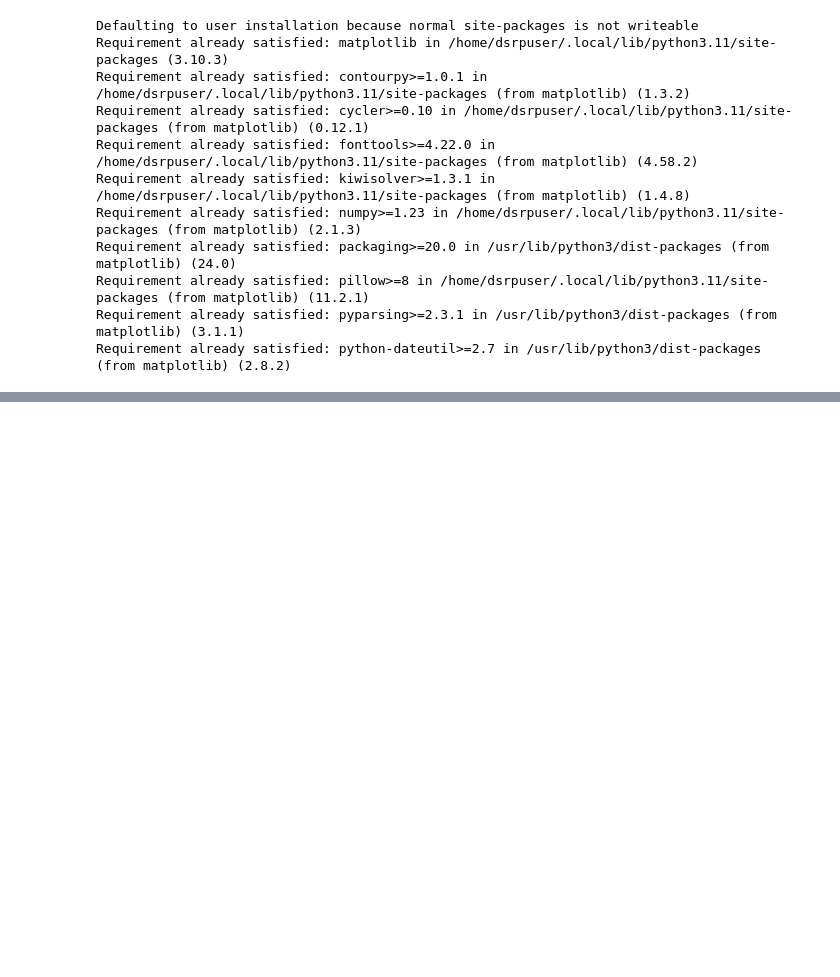
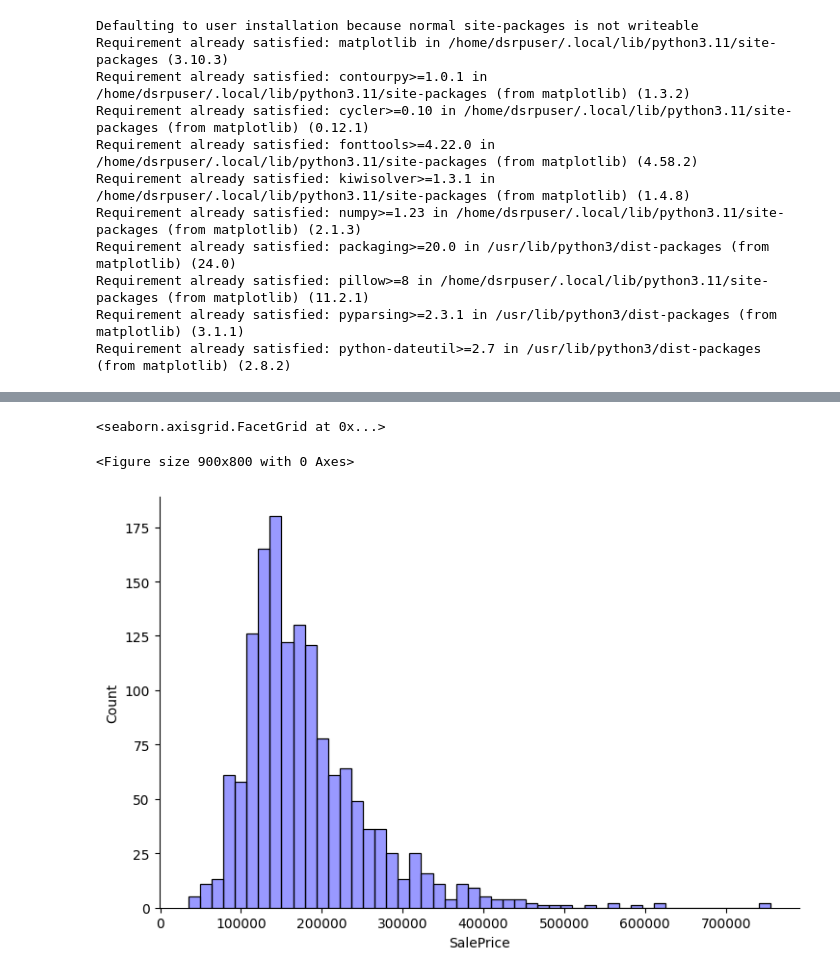
Before and after one commit to jhuarancca/DSRP-MachineLearningEngineering-01, a Jupyter notebook: notebooks/ProyectoFinal.ipynb, the cells around one changed output, grey strips where cells are left out. Drawn from its saved outputs; the diff is of its cells as text; code cells hidden in the pictures; blank space fills up the shorter version.

```diff
--- a/notebooks/ProyectoFinal.ipynb
+++ b/notebooks/ProyectoFinal.ipynb
@@ -101,3 +99,5 @@ TensorFlow Decision Forests v1.12.0
 # %%
-python --version
+train_file_path = "../data/train.csv"
+dataset_df = pd.read_csv(train_file_path)
+print("Train dataset {}".format(dataset_df.shape))
 # %% [output]
@@ -104,0 +125,3 @@ NameError: name 'python' is not defined
+# %%
+dataset_df = dataset_df.drop('Id', axis=1)
+dataset_df.tail(3)
@@ -104,0 +178,8 @@ NameError: name 'python' is not defined
+# %%
+plt.figure(figsize=(9, 8))
+
+sns.displot(data=dataset_df, x='SalePrice', bins=50, color='b', alpha=0.4, height=5, aspect=1.5)
+# %% [output]
+<seaborn.axisgrid.FacetGrid at 0x...>
+<Figure size 900x800 with 0 Axes>
+[figure, added]
```
Also changed, not shown: parts of 37 cells of this notebook, 2 other files.
